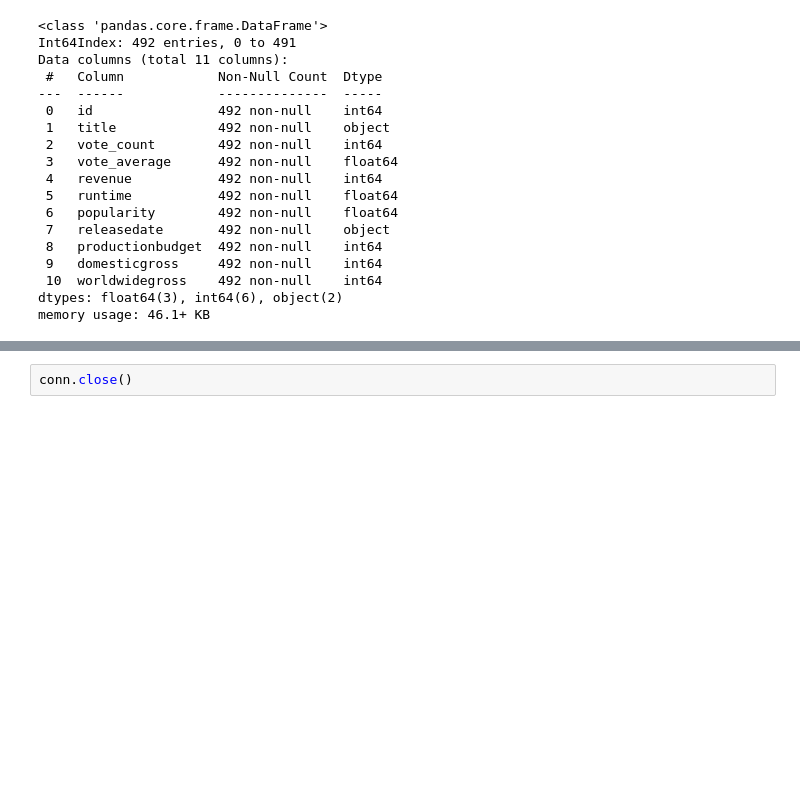
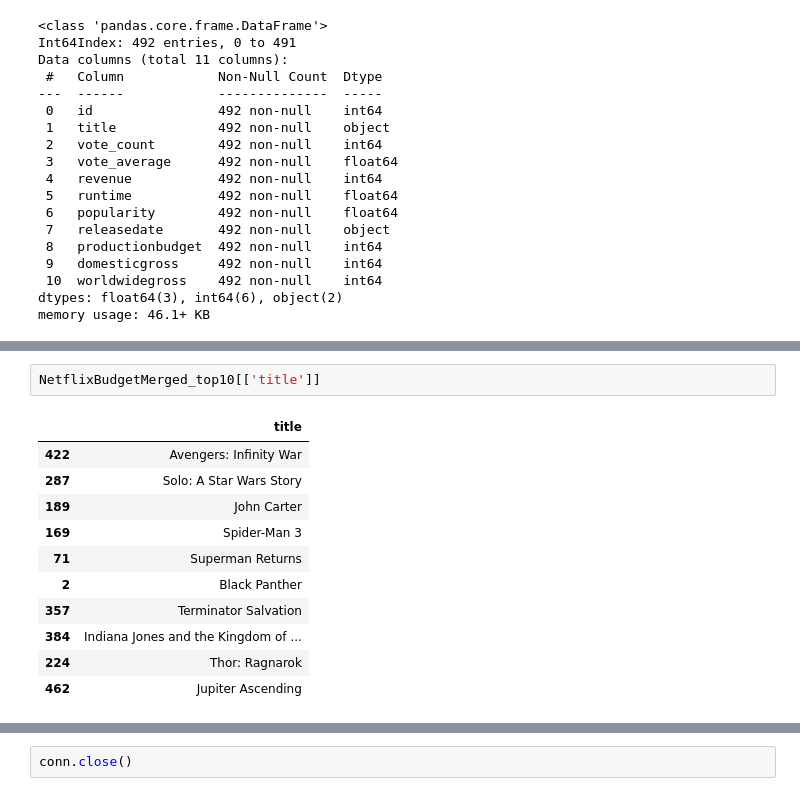
Before and after one commit to LenSin3/Conservatory-ETL-Project, a Jupyter notebook: ETL-Project/ETL-Load.ipynb, the cells around one changed output, grey strips where cells are left out. Cells and saved outputs as stored; diff of their text form; blank space fills up the shorter version.

```diff
--- a/ETL-Project/ETL-Load.ipynb
+++ b/ETL-Project/ETL-Load.ipynb
@@ -190,6 +207,20 @@ NetflixBudgetMerged_top10
 | 384 | 217 | Indiana Jones and the Kingdom of ... | 5667 | 5.9 | 786636033 | 122.0 | 28.602 | 2008-05-22 | ... |
 | 224 | 284053 | Thor: Ragnarok | 14841 | 7.6 | 853977126 | 131.0 | 119.650 | 2017-10-25 | ... |
 | 462 | 76757 | Jupiter Ascending | 5223 | 5.4 | 183987723 | 127.0 | 40.428 | 2015-02-06 | ... |
+# %%
+NetflixBudgetMerged_top10[['title']]
+# %% [output]
+|  | title |
+| 422 | Avengers: Infinity War |
+| 287 | Solo: A Star Wars Story |
+| 189 | John Carter |
+| 169 | Spider-Man 3 |
+| 71 | Superman Returns |
+| 2 | Black Panther |
+| 357 | Terminator Salvation |
+| 384 | Indiana Jones and the Kingdom of ... |
+| 224 | Thor: Ragnarok |
+| 462 | Jupiter Ascending |
 # %%
 # Plot netflix top 10
 # # Extract title, productionbudget, domesticgross, worldwidegross
```
Also changed, not shown: parts of 4 cells of this notebook, 5 other files.
